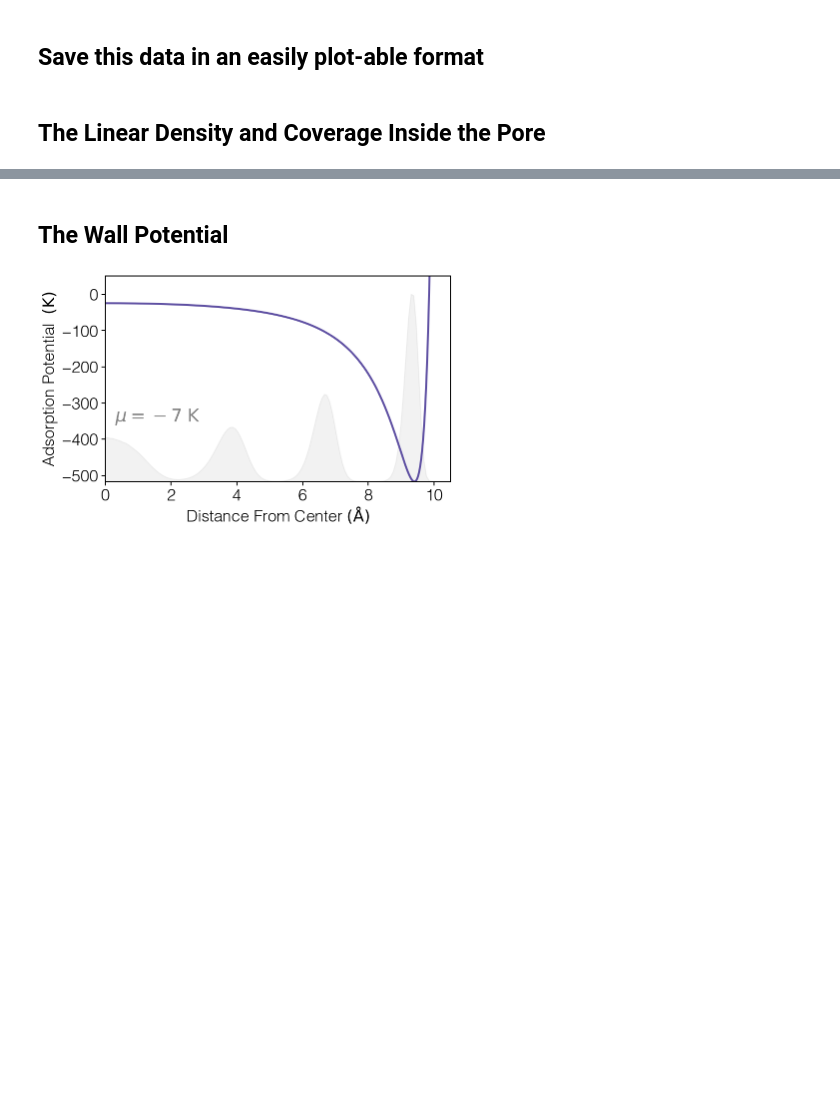
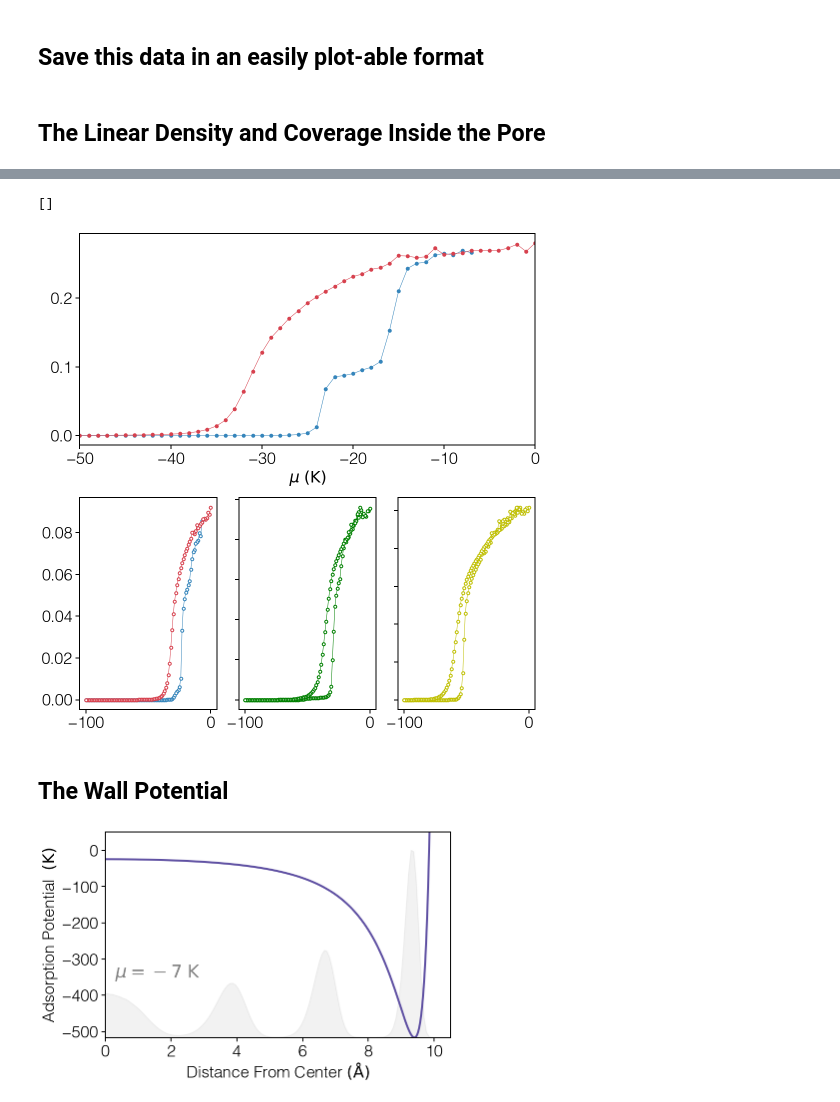
Before and after one commit to DelMaestroGroup/PlatedHe4Nanopores, a Jupyter notebook: Notebooks/experimental_nanopore_structure.ipynb, the cells around one changed output, grey strips where cells are left out. Cells and saved outputs as stored; diff of their text form; code cells hidden in the pictures; blank space fills up the shorter version.

```diff
--- a/Notebooks/experimental_nanopore_structure.ipynb
+++ b/Notebooks/experimental_nanopore_structure.ipynb
@@ -248,3 +235,26 @@ print('|}')
+# %%
+fig = plt.figure(figsize=(7,7),constrained_layout=True)
+gs = fig.add_gridspec(nrows=2, ncols=3)
+ax = [fig.add_subplot(gs[0, :])]
+for i in range(3):
+    ax.append(fig.add_subplot(gs[1,i]))
+
+labels = ['core','1st shell', '2nd shell', '3rd shell']
+for i,cT in enumerate(T):
+    ax[0].plot(μ[Tkey(cT)],ρshell[Tkey(cT)][:,0],marker='o', color=Tcolors[Tkey(cT)], markersize=3, lw=0.5,
+                 label=f'$T = {cT}\ \mathrm{{K}}$')
+
+    ax[1].plot(μ[Tkey(cT)],ρshell[Tkey(cT)][:,1],marker='o', color=Tcolors[Tkey(cT)], mfc='w', markersize=3, lw=0.5)
+    ax[2].plot(μ[Tkey(cT)],ρshell[Tkey(cT)][:,2],marker='o', color='green', mfc='w', markersize=3, lw=0.5, label=r'$r < 5.0\, \mathrm{\AA}$')
+    ax[3].plot(μ[Tkey(cT)],ρshell[Tkey(cT)][:,3],marker='o', color='y', mfc='w', markersize=3, lw=0.5, label=r'$r < 5.0\, \mathrm{\AA}$')
+
+ax[0].set_xlim(-50,0)
+ax[0].set_xlabel(r'$\mu\; (\mathrm{K})$')
+ax[2].set_yticklabels([])
+ax[3].set_yticklabels([])
+# %% [output]
+[]
+[figure, added]
 # %% [markdown]
 ## The Wall Potential
 # %%
```
Also changed, not shown: parts of 7 cells of this notebook.
